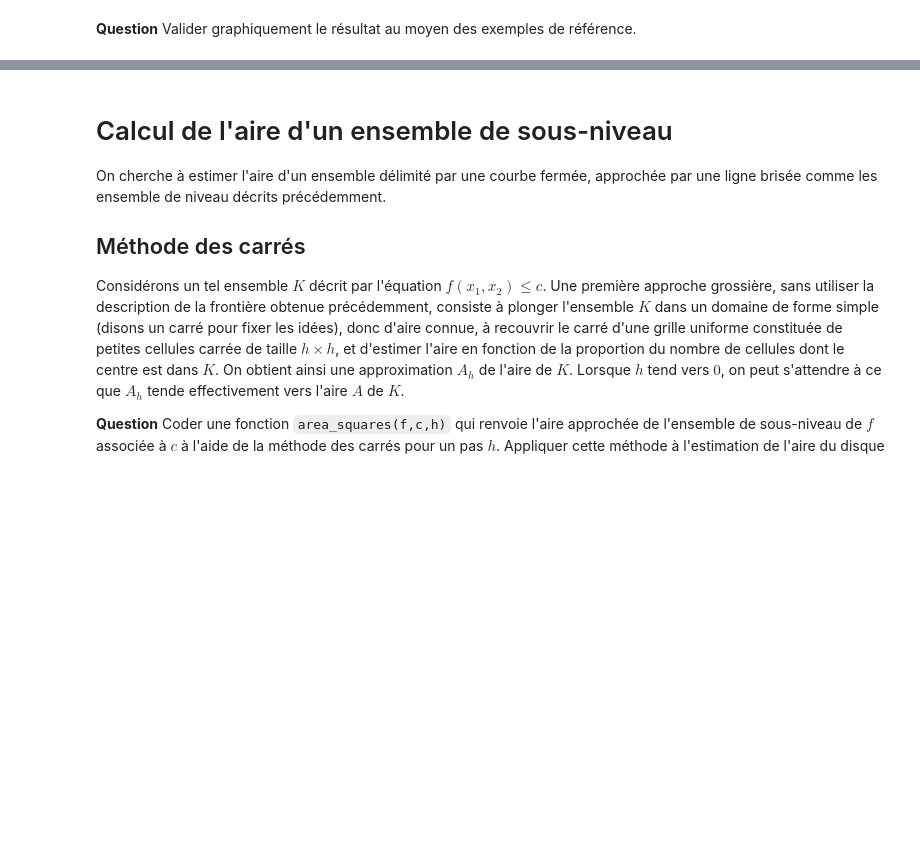
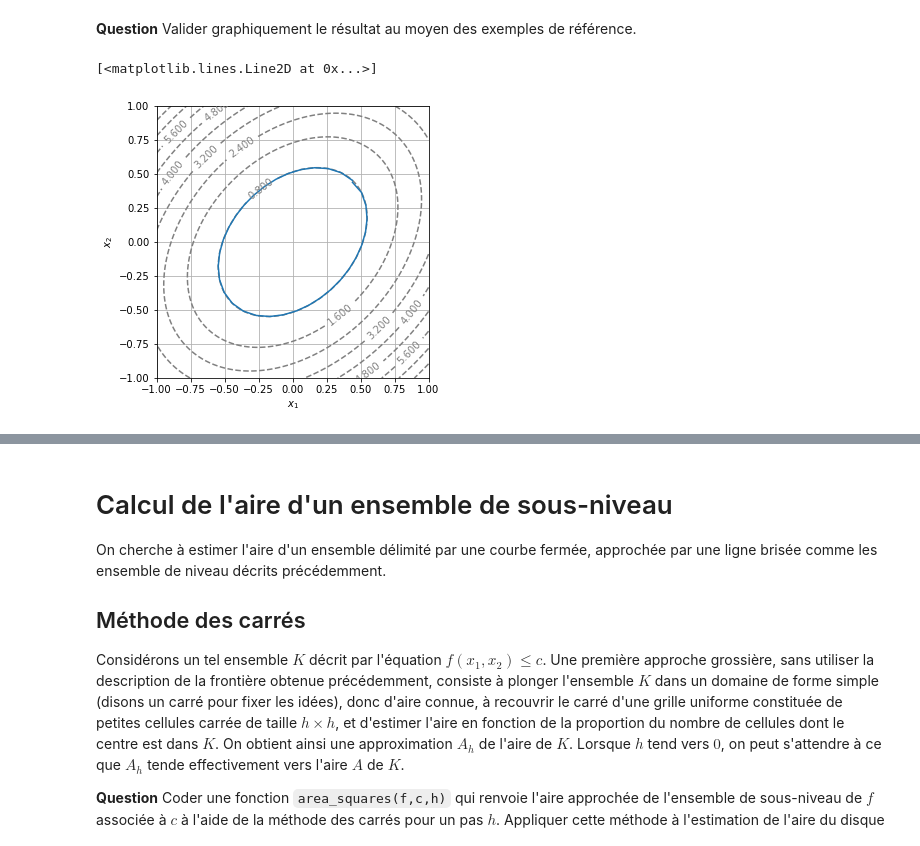
Before and after one commit to MathisGit/Projet-numerique, a Jupyter notebook: Projet numérique - Calcul différentiel.ipynb, the cells around one changed output, grey strips where cells are left out. Drawn from its saved outputs; the diff is of its cells as text; code cells hidden in the pictures; blank space fills up the shorter version.

```diff
--- a/Projet numérique - Calcul différentiel.ipynb
+++ b/Projet numérique - Calcul différentiel.ipynb
@@ -230,5 +233,5 @@ print(rota(np.array([1,0])))
 # %%
-def level_curve(f, x0, y0, c, delta=0.1, n=10, eps=eps):
+def level_curve(f, x0, y0, c, delta=0.1, n=200, eps=eps):
     points = [[x0,y0]]
     grad_f = grad(f)
     x, y = x0, y0
@@ -240,7 +243,5 @@ def level_curve(f, x0, y0, c, delta=0.1, n=10, eps=eps):
         temp_x, temp_y = x + perp[0] / norme * delta, y + perp[1] / norme * delta
         nouveau_point = Newton(lambda x1,y1 : G(x, y, x1, y1, f, delta, c), temp_x, temp_y)
         x, y = nouveau_point
-        tab[0,i+1], tab[1,i+1] = nouveau_point[0], nouveau_point[1]
+        tab[0,i+1], tab[1,i+1] = x, y
     return tab
-
-print(level_curve(f1, 0.44,0.44, 0.8))
@@ -264,8 +257,50 @@ plt.plot(tab[0],tab[1])
+# %%
+display_contour(
+    f2,
+    x=np.linspace(-1.0, 3.0, 100),
+    y=np.linspace(-2.0, 2.0, 100),
+    levels=[2**i for i in range(-3, 8)] # levels: [0.125, 0.25, ..., 64, 128]
+)
+tab = level_curve(f2, 0.,0., 1.)
+plt.plot(tab[0],tab[1])
 # %% [markdown]
 ### Bouclage et auto-intersection
 
 L'algorithme précédent est malheureusement susceptible de faire plusieurs fois le tour d'une courbe de niveau donnée.
 
 **Question** Proposer une nouvelle implémentation de `level_curve` qui évite ce problème.
+# %%
+def level_curve2(f, x0, y0, c, delta=0.1, n=100, eps=eps):
+    points = [[x0,y0]]
+    grad_f = grad(f)
+    x, y = x0, y0
+    tab = np.zeros(2*n).reshape(2,n)
+    tab[0,0], tab[1,0] = x0, y0
+    j_arret = n
+    stop = False
+    for i in range(n-1) :
+        if not(stop) :
+            perp = rota(grad_f(x,y))
+            norme = np.sqrt(perp[0] ** 2 + perp[1] ** 2)
+            temp_x, temp_y = x + perp[0] / norme * delta, y + perp[1] / norme * delta
+            nouveau_point = Newton(lambda x1,y1 : G(x, y, x1, y1, f, delta, c), temp_x, temp_y)
+            x, y = nouveau_point
+            tab[0,i+1], tab[1,i+1] = nouveau_point[0], nouveau_point[1]
+        if np.sqrt((x - x0) ** 2 + (y - y0) ** 2) < delta and not(stop) :
+            stop = not(stop)
+            i_arret = i
+    return tab[:,:i_arret+2]
 # %% [markdown]
 **Question** Valider graphiquement le résultat au moyen des exemples de référence.
+# %%
+display_contour(
+    f1,
+    x=np.linspace(-1.0, 1.0, 100),
+    y=np.linspace(-1.0, 1.0, 100),
+    levels=10 # 10 levels, automatically selected
+)
+tab = level_curve2(f1, 0.44,0.44, 0.8)
+plt.plot(tab[0],tab[1])
+# %% [output]
+[<matplotlib.lines.Line2D at 0x...>]
+[figure, added]
```
Also changed, not shown: parts of 8 cells of this notebook.
